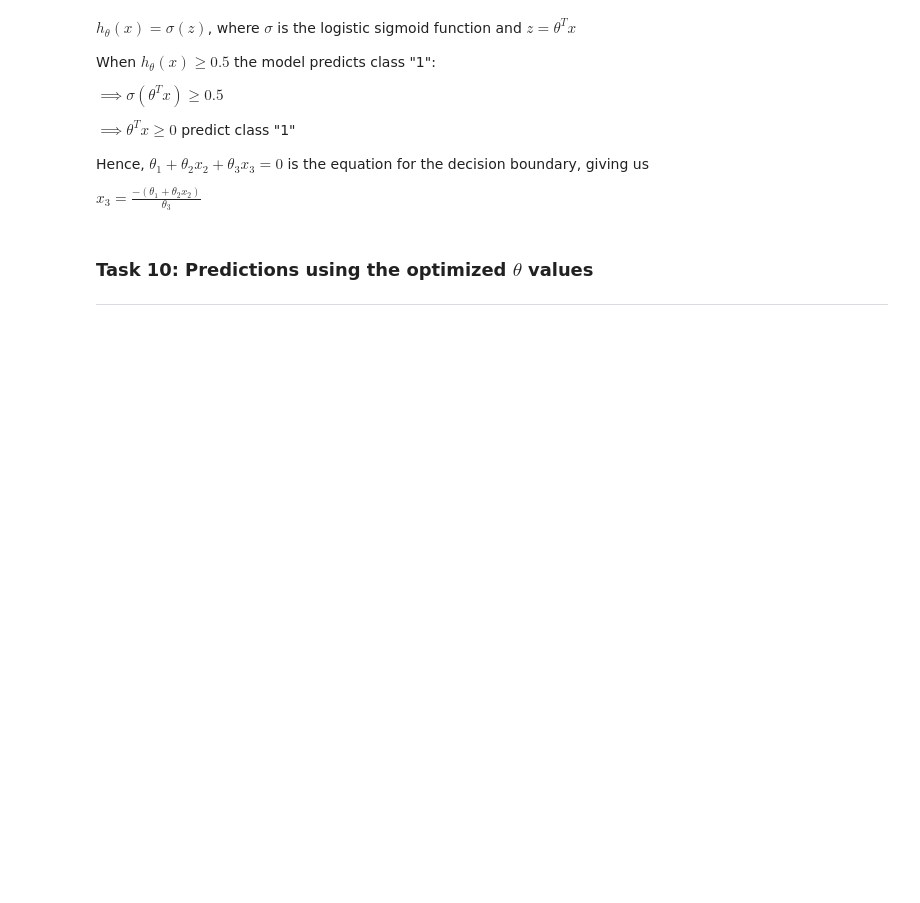
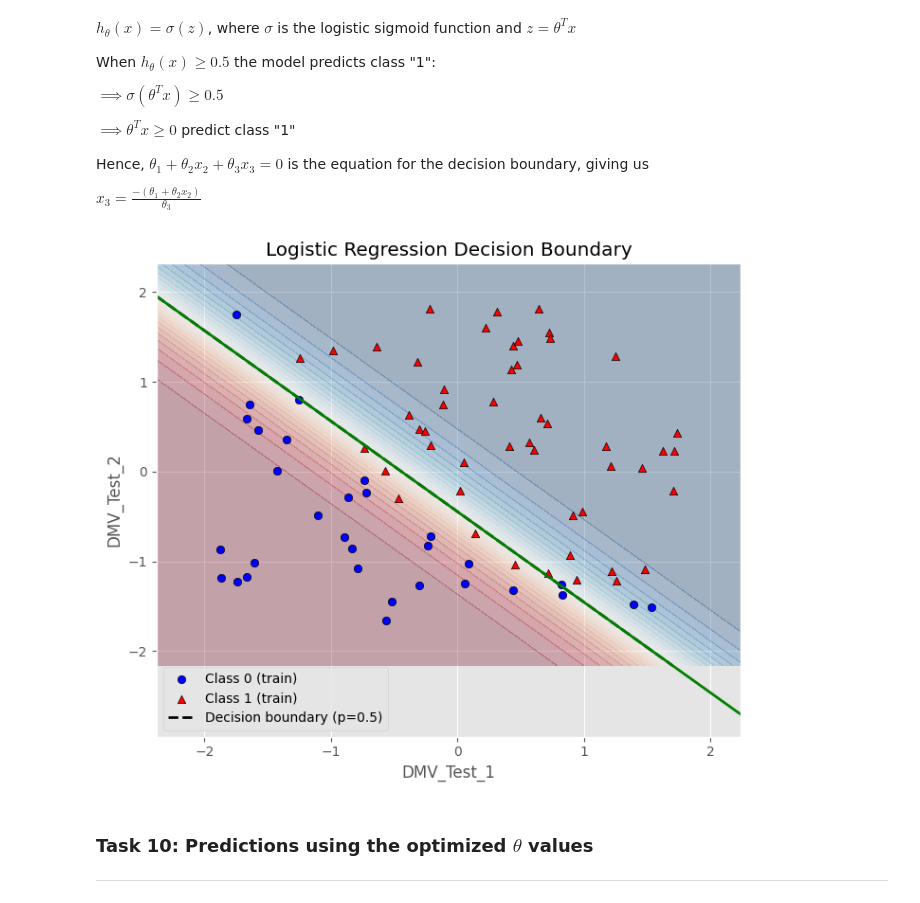
Before and after one commit to rohithuppala-code/ML-AP23110010390, a Jupyter notebook: LAB-4/LAB-4_AP23110010390.ipynb, the cells around one changed output. Saved outputs shown, nothing was run; the diff lists cells and outputs as text; code cells hidden in the pictures; blank space fills up the shorter version.

```diff
--- a/LAB-4/LAB-4_AP23110010390.ipynb
+++ b/LAB-4/LAB-4_AP23110010390.ipynb
@@ -103,6 +388,78 @@ $\implies \theta^Tx \geq 0$ predict class "1"
 Hence, $\theta_1 + \theta_2x_2 + \theta_3x_3 = 0$ is the equation for the decision boundary, giving us
 
 $ x_3 = \frac{-(\theta_1+\theta_2x_2)}{\theta_3}$
+# %%
+# ===== Task 9: Plot the Decision Boundary (robust legend) =====
+import numpy as np
+import matplotlib.pyplot as plt
+from matplotlib.lines import Line2D
+
+# --- CONFIG ---
+feature_cols = [c for c in data.columns if c != "Results"]
+feature_pair = (feature_cols[0], feature_cols[1])   # pick any two features
+
+# --- indices ---
+i = feature_cols.index(feature_pair[0])
+j = feature_cols.index(feature_pair[1])
+
+# checks (requires Task 7 vars)
+assert 'theta' in globals() and 'X_train' in globals() and 'y_train' in globals(), \
+    "Run Task 7 first to create theta, X_train, y_train."
+
+Xi, Xj = X_train[:, i], X_train[:, j]
+
+# grid
+pad = 0.5
+xi_min, xi_max = Xi.min() - pad, Xi.max() + pad
+xj_min, xj_max = Xj.min() - pad, Xj.max() + pad
+xx, yy = np.meshgrid(
+    np.linspace(xi_min, xi_max, 300),
+    np.linspace(xj_min, xj_max, 300)
+)
+
+# full feature grid (others fixed at 0 in standardized space)
+m_grid, d = xx.size, X_train.shape[1]
+grid_full = np.zeros((m_grid, d))
+grid_full[:, i] = xx.ravel()
+grid_full[:, j] = yy.ravel()
+
+# predict probabilities
+probs = sigmoid(add_bias(grid_full) @ theta).reshape(xx.shape)
+
+# --- plot ---
+plt.figure(figsize=(7,6))
+
+# probability background
+plt.contourf(xx, yy, probs, levels=30, alpha=0.3, cmap="RdBu")
+
+# decision boundary (p=0.5)
+plt.contour(xx, yy, probs, levels=[0.5], linewidths=2, linestyles='--', colors="black")
+
+# training points
+plt.scatter(Xi[y_train==0], Xj[y_train==0], c="blue", marker="o", edgecolor="k", label="Class 0 (train)")
+plt.scatter(Xi[y_train==1], Xj[y_train==1], c="red",  marker="^", edgecolor="k", label="Class 1 (train)")
+
+# analytic straight line (if exactly 2 features in the model)
+if d == 2 and abs(theta[j+1]) > 1e-12:
+    xs = np.linspace(xi_min, xi_max, 200)
+    line = (-(theta[0] + theta[i+1]*xs)) / theta[j+1]
+    plt.plot(xs, line, "g-", linewidth=2)
+
+# legend (use proxy handle for the boundary)
+handles, labels = plt.gca().get_legend_handles_labels()
+boundary_proxy = Line2D([0], [0], linestyle='--', linewidth=2, color='black')
+handles.append(boundary_proxy)
+labels.append("Decision boundary (p=0.5)")
+plt.legend(handles, labels, loc="best")
+
+plt.xlabel(feature_pair[0])
+plt.ylabel(feature_pair[1])
+plt.title("Logistic Regression Decision Boundary")
+plt.grid(True)
+plt.tight_layout()
+plt.show()
+# %% [output]
+[figure, added]
 # %% [markdown]
 ### Task 10: Predictions using the optimized $\theta$ values
 ---
```
Also changed, not shown: parts of 9 cells of this notebook.
